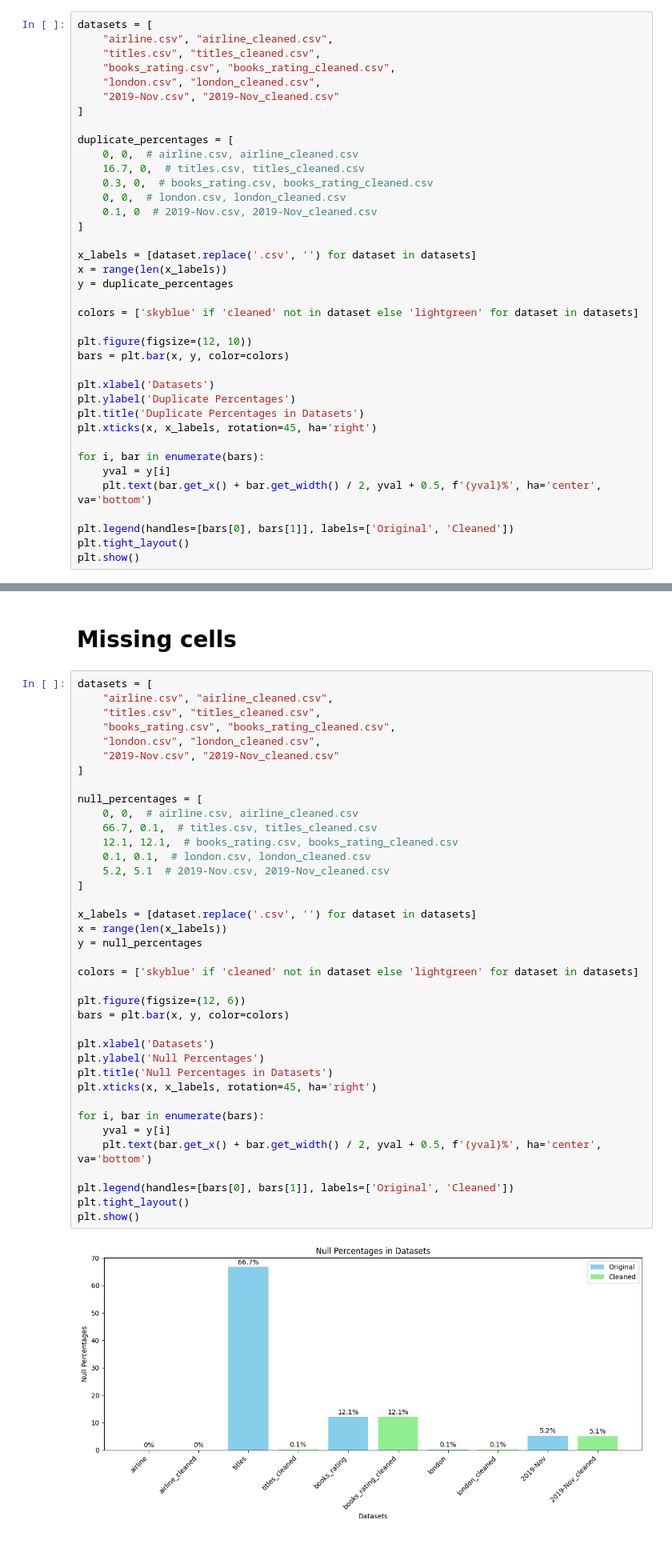
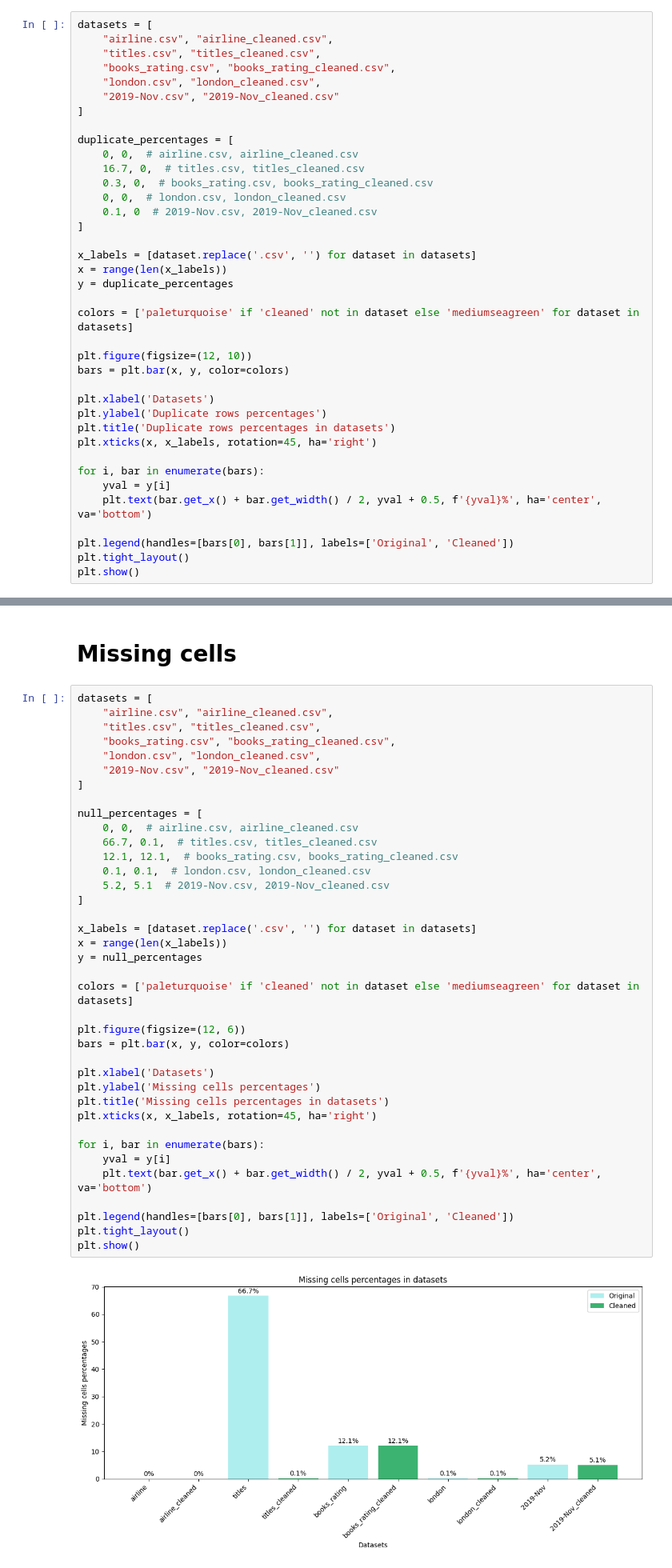
Before and after one commit to FabLetizia/Big-Data-Profiling, a Jupyter notebook: src/evaluation/final_evaluation.ipynb, the cells around one changed output, grey strips where cells are left out. Shown at 80% size. Drawn from its saved outputs; the diff is of its cells as text.

```diff
--- a/src/evaluation/final_evaluation.ipynb
+++ b/src/evaluation/final_evaluation.ipynb
@@ -24,14 +24,14 @@ x_labels = [dataset.replace('.csv', '') for dataset in datasets]
 x = range(len(x_labels))
 y = duplicate_percentages
 
-colors = ['skyblue' if 'cleaned' not in dataset else 'lightgreen' for dataset in datasets]
+colors = ['paleturquoise' if 'cleaned' not in dataset else 'mediumseagreen' for dataset in datasets]
 
 plt.figure(figsize=(12, 10))
 bars = plt.bar(x, y, color=colors)
 
 plt.xlabel('Datasets')
-plt.ylabel('Duplicate Percentages')
-plt.title('Duplicate Percentages in Datasets')
+plt.ylabel('Duplicate rows percentages')
+plt.title('Duplicate rows percentages in datasets')
 plt.xticks(x, x_labels, rotation=45, ha='right')
 
 for i, bar in enumerate(bars):
@@ -54,37 +54,37 @@ datasets = [
     "2019-Nov.csv", "2019-Nov_cleaned.csv"
 ]
 
 null_percentages = [
     0, 0,  # airline.csv, airline_cleaned.csv
     66.7, 0.1,  # titles.csv, titles_cleaned.csv
     12.1, 12.1,  # books_rating.csv, books_rating_cleaned.csv
     0.1, 0.1,  # london.csv, london_cleaned.csv
     5.2, 5.1  # 2019-Nov.csv, 2019-Nov_cleaned.csv
 ]
 
 x_labels = [dataset.replace('.csv', '') for dataset in datasets]
 x = range(len(x_labels))
 y = null_percentages
 
-colors = ['skyblue' if 'cleaned' not in dataset else 'lightgreen' for dataset in datasets]
+colors = ['paleturquoise' if 'cleaned' not in dataset else 'mediumseagreen' for dataset in datasets]
 
 plt.figure(figsize=(12, 6))
 bars = plt.bar(x, y, color=colors)
 
 plt.xlabel('Datasets')
-plt.ylabel('Null Percentages')
-plt.title('Null Percentages in Datasets')
+plt.ylabel('Missing cells percentages')
+plt.title('Missing cells percentages in datasets')
 plt.xticks(x, x_labels, rotation=45, ha='right')
 
 for i, bar in enumerate(bars):
     yval = y[i]
     plt.text(bar.get_x() + bar.get_width() / 2, yval + 0.5, f'{yval}%', ha='center', va='bottom')
 
 plt.legend(handles=[bars[0], bars[1]], labels=['Original', 'Cleaned'])
 plt.tight_layout()
 plt.show()
 # %% [output]
-[figure, old version]
+[figure, new version]
 # %% [markdown]
 # Execution times
 # %% [markdown]
```
Also changed, not shown: parts of 1 cell of this notebook.
